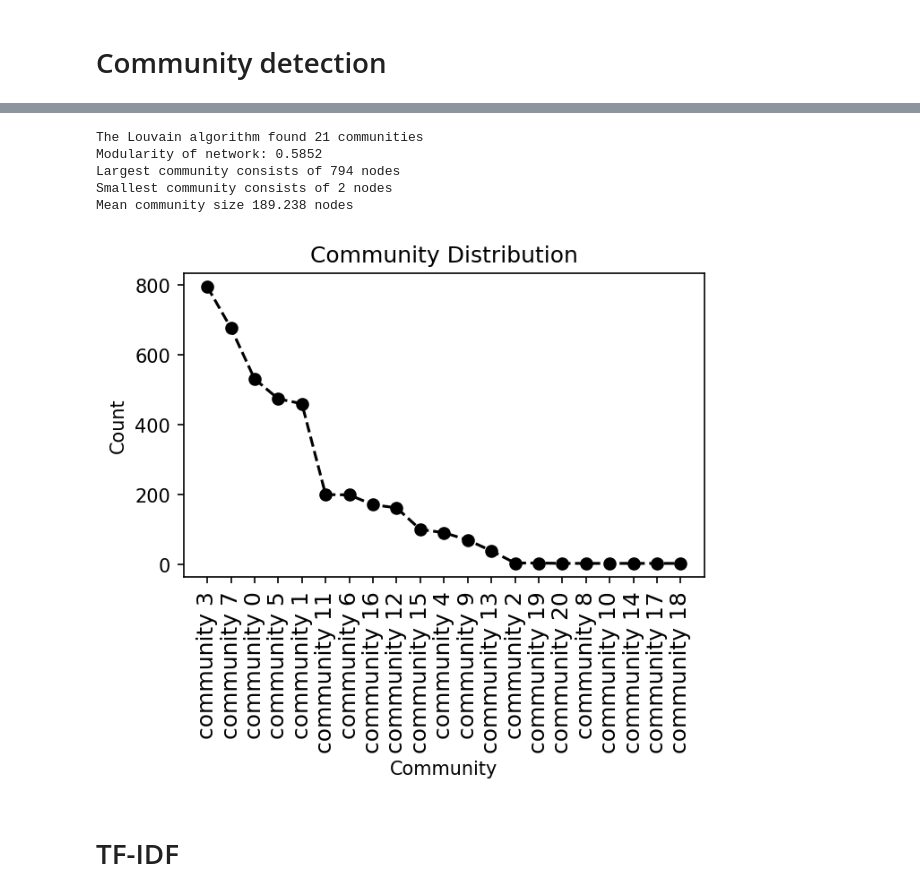
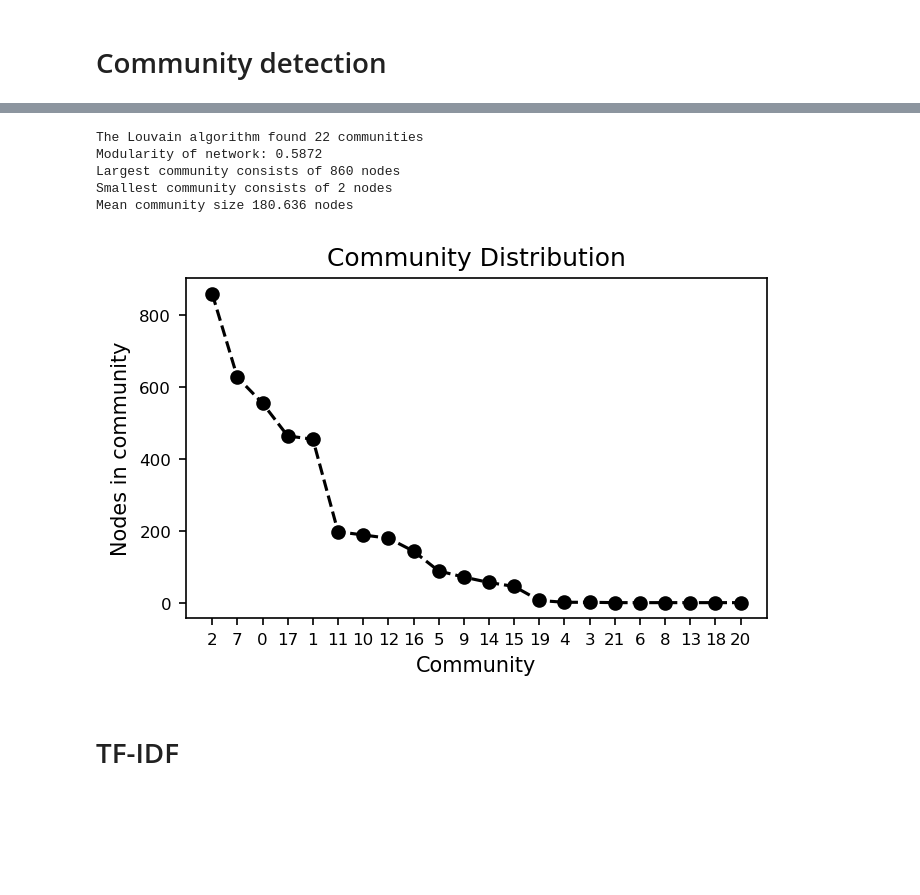
Before and after one commit to MatPiq/DTU-social-graphs-project-book, a Jupyter notebook: explainer_community_detection.ipynb, the cells around one changed output, grey strips where cells are left out. Cells and saved outputs as stored; diff of their text form; code cells hidden in the pictures; blank space fills up the shorter version.

```diff
--- a/explainer_community_detection.ipynb
+++ b/explainer_community_detection.ipynb
@@ -28,36 +31,44 @@ The steps are done iteratively until the maximum $M$ has been reached. As this i
+# %%
+# We load in our final edgelist and model a undirected network
+edgelist = pd.read_pickle('/Users/frederikskovlundkilpinen/Documents/DTU/Social graphs/Final assignment/edgelist_preprocessed.obj')
+G = nx.Graph()
+G.add_edges_from(edgelist)
+
+#Get Louvain partitions and the distribution of communites
+partition = community.best_partition(G)
+community_distribution = Counter(partition.values())
+
+print(f'The Louvain algorithm found {len(set(partition.values()))} communities')
+print(f'Modularity of network: {np.round(community.modularity(partition,G), 4)}')
+print(f'Largest community consists of {max(community_distribution.values())} nodes')
+print(f'Smallest community consists of {min(community_distribution.values())} nodes')
+print(f'Mean community size {np.round(np.mean(list(community_distribution.values())),3)} nodes')
+# %% [output]
+The Louvain algorithm found 22 communities
+Modularity of network: 0.5872
+Largest community consists of 860 nodes
+Smallest community consists of 2 nodes
+Mean community size 180.636 nodes
 # %%
-edgelist = pd.read_pickle('edgelist_preprocessed.obj')
-G = nx.Graph()
-G.add_edges_from(edgelist)
+def plot_communities_nodes(c: Counter = community_distribution):
+    """
+    Function to plot the number of nodes for each community.
+    """
+    x = [str(x) for x,y in c.most_common()]
+    y = [y for x,y in c.most_common()]
+    fig, ax = plt.subplots(dpi = 150, figsize=(5,3))
+    ax.plot(x, y, 'ko--')
+    ax.set_title('Community Distribution')
+    ax.set_ylabel('Nodes in community')
+    ax.set_xlabel('Community')
+    ax.tick_params(axis='x', which='minor', bottom=False, top=False)
+    plt.xticks(size=8)
+    plt.yticks(size=8)
+    plt.show()
 
-#Get Louvain partitions
-partition = community.best_partition(G)
-community_dist = Counter(partition.values())
-
-print(f'The Louvain algorithm found {len(set(partition.values()))} communities')
-print(f'Modularity of network: {np.round(community.modularity(partition,G), 4)}')
-print(f'Largest community consists of {max(community_dist.values())} nodes')
-print(f'Smallest community consists of {min(community_dist.values())} nodes')
-print(f'Mean community size {np.round(np.mean(list(community_dist.values())),3)} nodes')
-
-#Plot distribution
-x = ['community '+str(x) for x,y in community_dist.most_common()]
-y = [y for x,y in community_dist.most_common()]
-fig, ax = plt.subplots(dpi = 150, figsize=(5,3))
-ax.plot(x, y, 'ko--')
-ax.set_title('Community Distribution')
-ax.set_ylabel('Count')
-ax.set_xlabel('Community')
-ax.tick_params(axis='x', which='minor', bottom=False, top=False)
-plt.xticks(rotation = 90, size=12)
-plt.show()
+plot_communities_nodes()
 # %% [output]
-The Louvain algorithm found 21 communities
-Modularity of network: 0.5852
-Largest community consists of 794 nodes
-Smallest community consists of 2 nodes
-Mean community size 189.238 nodes
-[figure, old version]
+[figure, new version]
 # %% [markdown]
 # TF-IDF
 # %%
```
Also changed, not shown: parts of 2 cells of this notebook.
